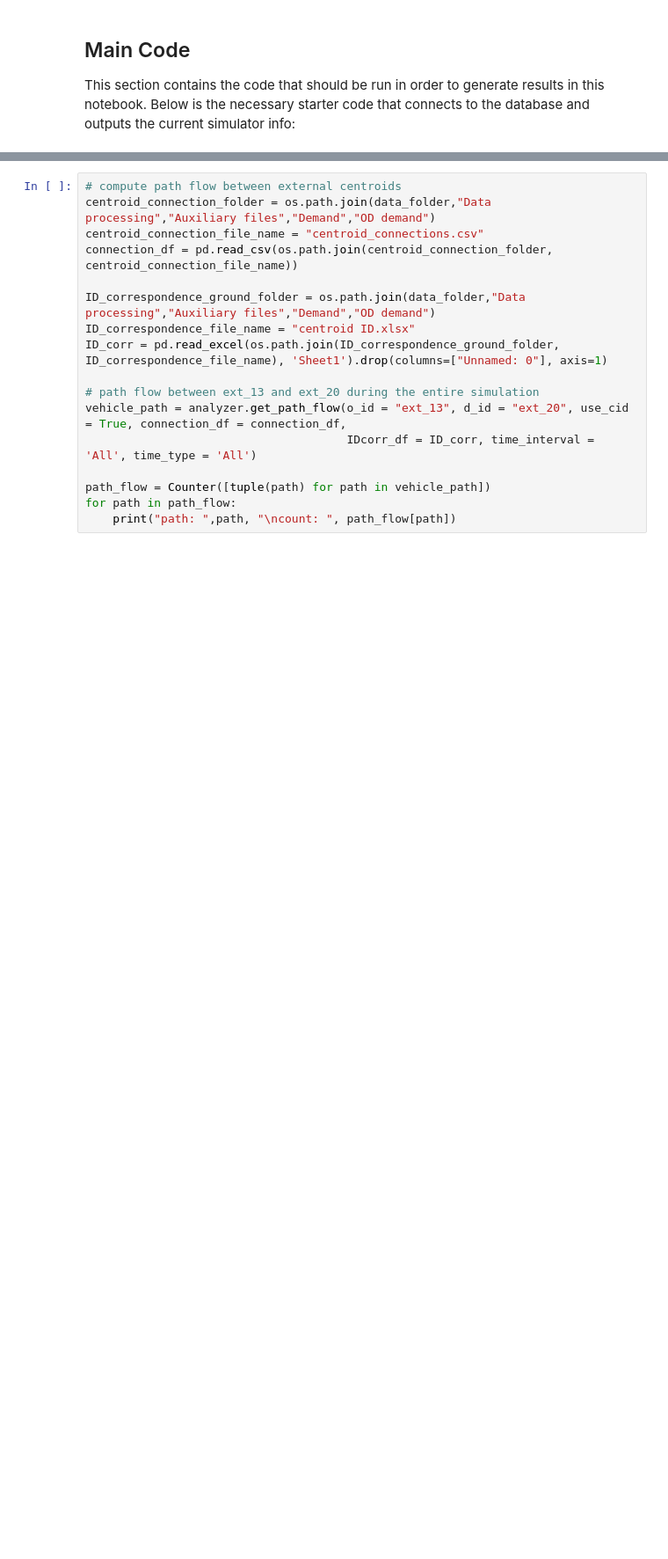
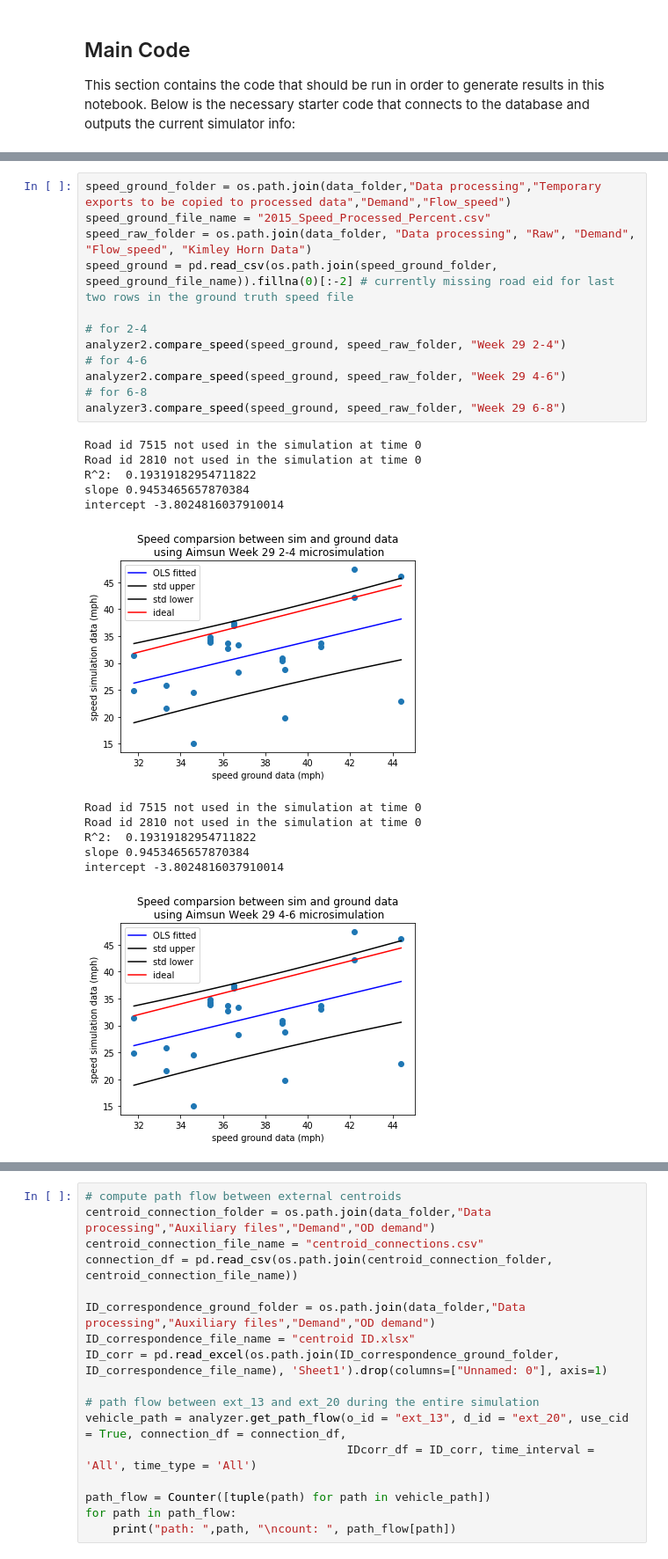
Before and after one commit to Fremont-project/data-processing, a Jupyter notebook: pipeline/aimsun-data-analysis/Aimsun Microsimulation SQLite Output Database Analyzer.ipynb, the cells around one changed output, grey strips where cells are left out. Shown at 88% size. Drawn from its saved outputs; the diff is of its cells as text; blank space fills up the shorter version.

```diff
--- a/pipeline/aimsun-data-analysis/Aimsun Microsimulation SQLite Output Database Analyzer.ipynb
+++ b/pipeline/aimsun-data-analysis/Aimsun Microsimulation SQLite Output Database Analyzer.ipynb
@@ -847,0 +932,25 @@ analyzer.get_speed("35500", "14:45") # average link speed on road 35500 at 14:45
+# %%
+speed_ground_folder = os.path.join(data_folder,"Data processing","Temporary exports to be copied to processed data","Demand","Flow_speed")
+speed_ground_file_name = "2015_Speed_Processed_Percent.csv"
+speed_raw_folder = os.path.join(data_folder, "Data processing", "Raw", "Demand", "Flow_speed", "Kimley Horn Data")
+speed_ground = pd.read_csv(os.path.join(speed_ground_folder, speed_ground_file_name)).fillna(0)[:-2] # currently missing road eid for last two rows in the ground truth speed file
+
+# for 2-4
+analyzer2.compare_speed(speed_ground, speed_raw_folder, "Week 29 2-4")
+# for 4-6
+analyzer2.compare_speed(speed_ground, speed_raw_folder, "Week 29 4-6")
+# for 6-8
+analyzer3.compare_speed(speed_ground, speed_raw_folder, "Week 29 6-8")
+# %% [output]
+Road id 7515 not used in the simulation at time 0
+Road id 2810 not used in the simulation at time 0
+R^2:  0.19319182954711822
+slope 0.9453465657870384
+intercept -3.8024816037910014
+[figure, added]
+Road id 7515 not used in the simulation at time 0
+Road id 2810 not used in the simulation at time 0
+R^2:  0.19319182954711822
+slope 0.9453465657870384
+intercept -3.8024816037910014
+[figure, added]
```
Also changed, not shown: parts of 25 cells of this notebook.
